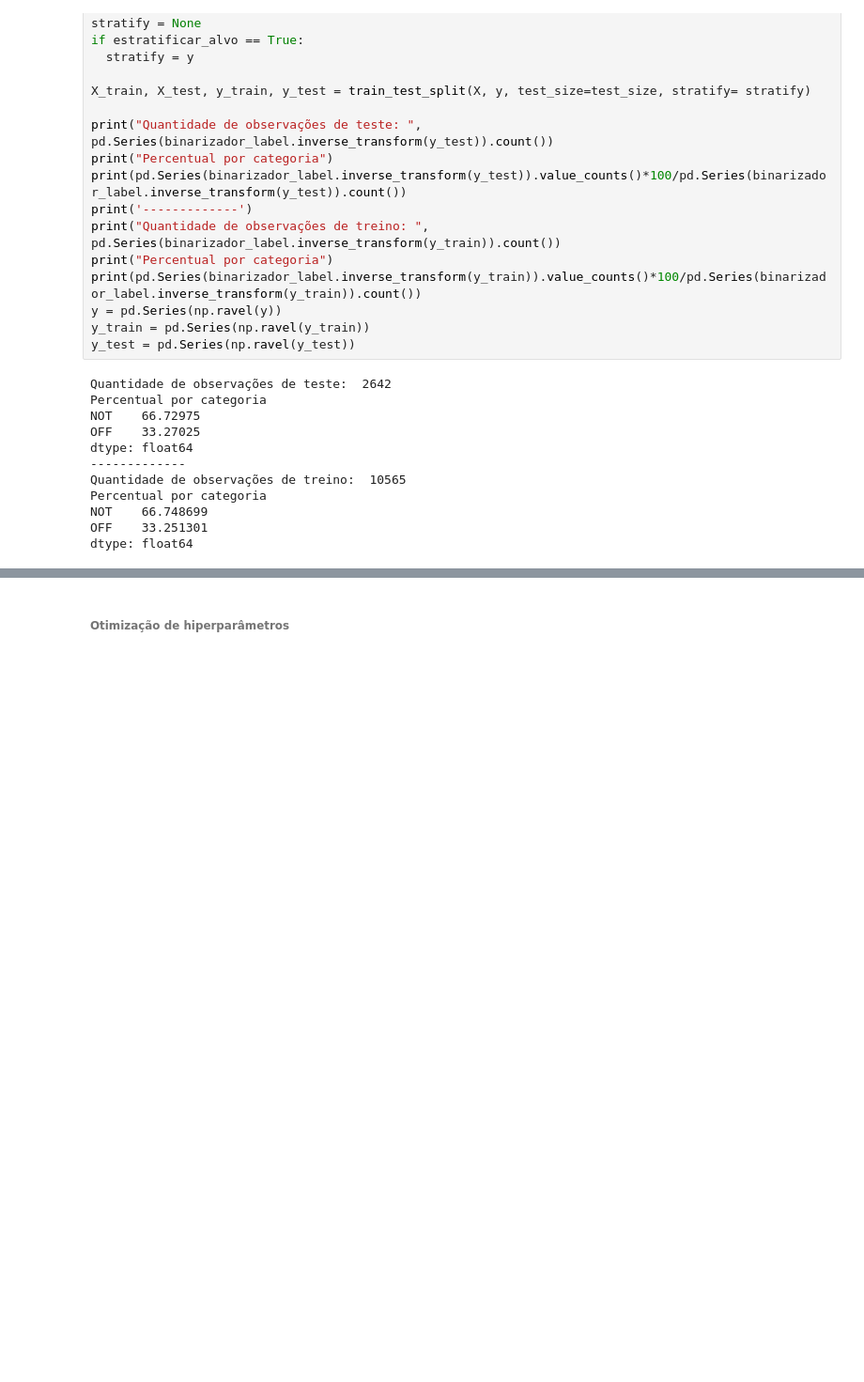
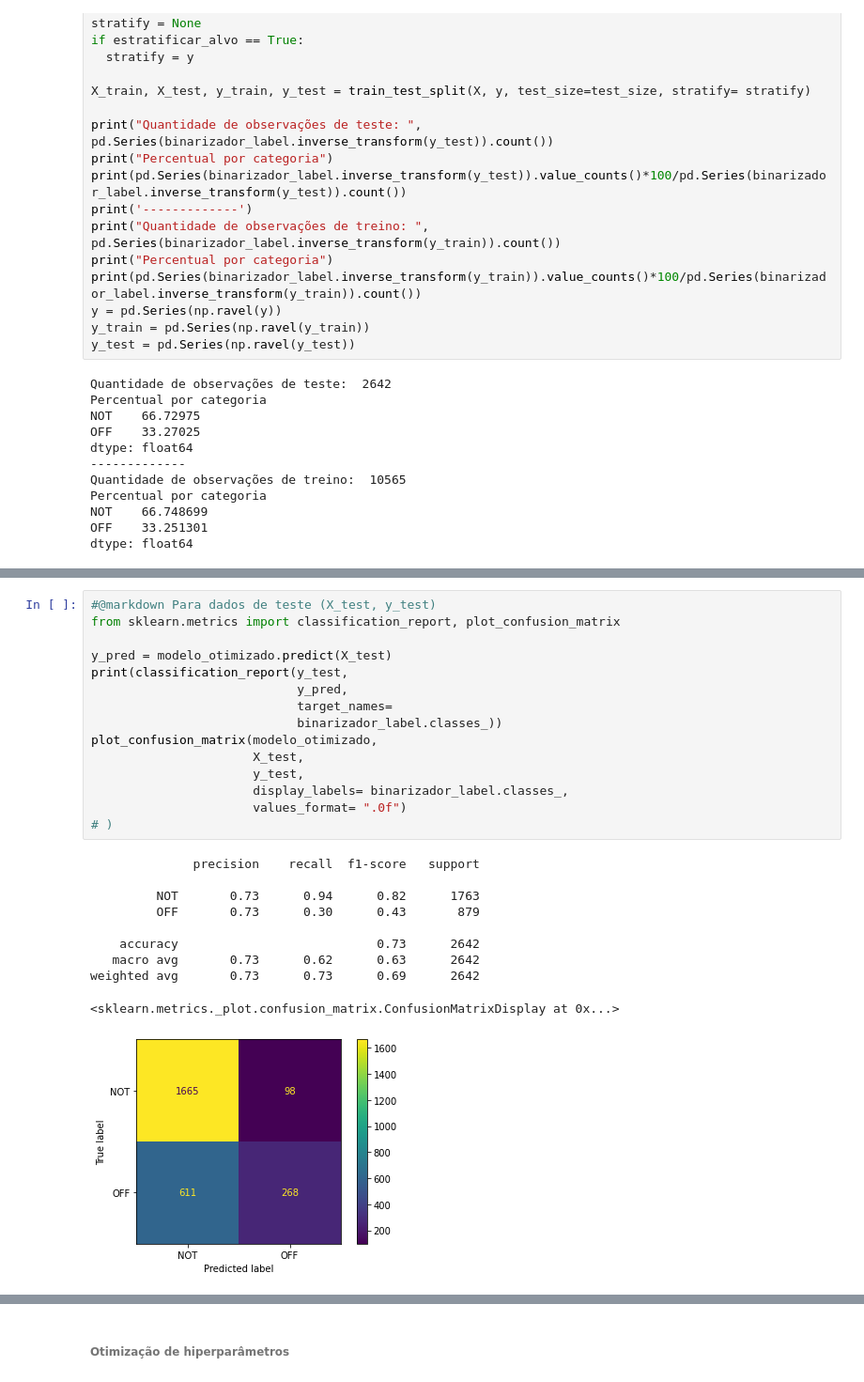
Before and after one commit to eduardodut/Mineracao_dados_textos_web, a Jupyter notebook: projeto01_equipe01.ipynb, the cells around one changed output, grey strips where cells are left out. Shown at 94% size. Drawn from its saved outputs; the diff is of its cells as text; blank space fills up the shorter version.

```diff
--- a/projeto01_equipe01.ipynb
+++ b/projeto01_equipe01.ipynb
@@ -909,0 +1003,26 @@ dtype: float64
+# %%
+#@markdown Para dados de teste (X_test, y_test)
+from sklearn.metrics import classification_report, plot_confusion_matrix
+
+y_pred = modelo_otimizado.predict(X_test)
+print(classification_report(y_test,
+                            y_pred,
+                            target_names=
+                            binarizador_label.classes_))
+plot_confusion_matrix(modelo_otimizado,
+                      X_test,
+                      y_test,
+                      display_labels= binarizador_label.classes_,
+                      values_format= ".0f")
+# )
+# %% [output]
+              precision    recall  f1-score   support
+
+         NOT       0.73      0.94      0.82      1763
+         OFF       0.73      0.30      0.43       879
+
+    accuracy                           0.73      2642
+   macro avg       0.73      0.62      0.63      2642
+weighted avg       0.73      0.73      0.69      2642
+<sklearn.metrics._plot.confusion_matrix.ConfusionMatrixDisplay at 0x...>
+[figure, added]
```
Also changed, not shown: parts of 18 cells of this notebook.
